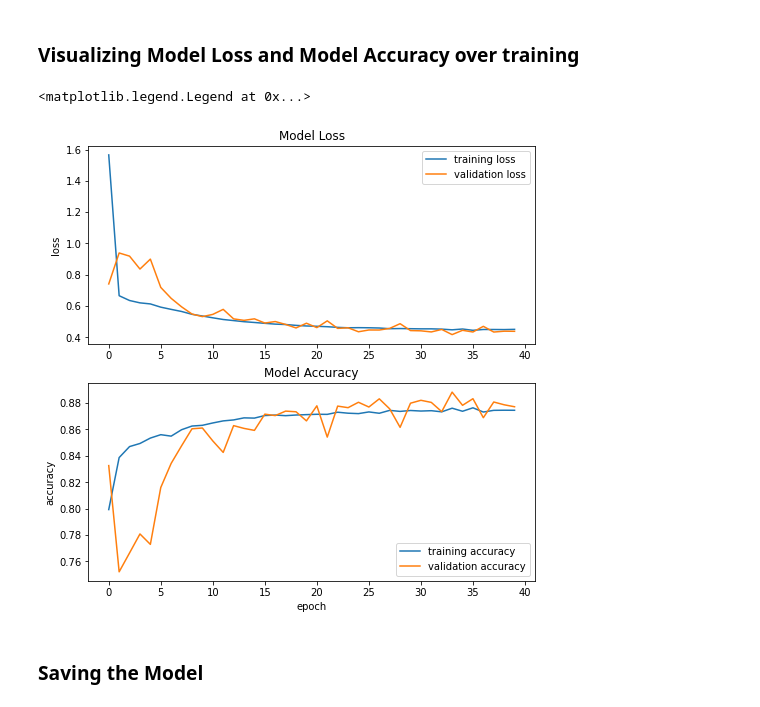
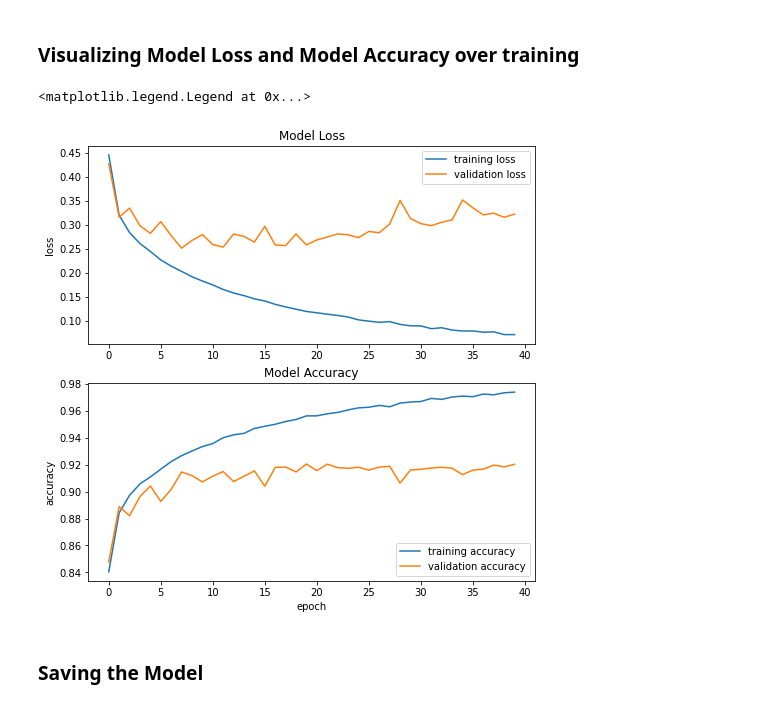
Before and after one commit to dvsh-n/Classifying-Fashion-MNIST, a Jupyter notebook: CNN Implementation/CNN-FashionMNIST.ipynb, the cells around one changed output. Drawn from its saved outputs; the diff is of its cells as text; code cells hidden in the pictures.

```diff
--- a/CNN Implementation/CNN-FashionMNIST.ipynb
+++ b/CNN Implementation/CNN-FashionMNIST.ipynb
@@ -50,14 +50,14 @@ new_test_X = test_X.map(normalize)
 new_train_y = train_y.map(one_hot_matrix)
 new_test_y = test_y.map(one_hot_matrix)
 
-train_datset = tf.data.Dataset.zip((new_train_X, new_train_y)).batch(64).prefetch(6)
-test_datset = tf.data.Dataset.zip((new_test_X, new_test_y)).batch(64).prefetch(6)
+train_datset = tf.data.Dataset.zip((new_train_X, new_train_y)).batch(32).prefetch(6)
+test_datset = tf.data.Dataset.zip((new_test_X, new_test_y)).batch(32).prefetch(6)
 # %% [markdown]
 <h3>Conv Block</h3>
 # %%
 def ConvBlock(prev, filter_size, num_filters, drop = True, padding = 'valid', pool = True):
 
-  X = Conv2D(num_filters, kernel_size = (filter_size,filter_size), strides = (1,1), use_bias = True, padding = padding, kernel_initializer = 'glorot_normal', kernel_regularizer = 'l2')(prev)
+  X = Conv2D(num_filters, kernel_size = (filter_size,filter_size), strides = (1,1), use_bias = True, padding = padding, kernel_initializer = 'glorot_normal')(prev)
 
   X = LeakyReLU()(X)
 
@@ -67,7 +67,7 @@ def ConvBlock(prev, filter_size, num_filters, drop = True, padding = 'valid', po
     X = MaxPool2D(pool_size= (2,2), strides = (2,2))(X)
 
   if drop == True:
-    X = Dropout(0.2)(X)
+    X = Dropout(0.1)(X)
 
   return X
 # %% [markdown]
@@ -145,30 +145,30 @@ Epoch 40/40
 # %% [markdown]
 <h3>Visualizing Model Loss and Model Accuracy over training</h3>
 # %%
-import pandas as pd
+# import pandas as pd
 
-history = pd.DataFrame(history.history)
+# history = pd.DataFrame(history.history)
 
-history.rename(columns = {'loss':'training loss', 'val_loss':'validation loss', 'accuracy':'training accuracy', 'val_accuracy': 'validation accuracy'}, inplace=True)
+# history.rename(columns = {'loss':'training loss', 'val_loss':'validation loss', 'accuracy':'training accuracy', 'val_accuracy': 'validation accuracy'}, inplace=True)
 
 plt.figure(figsize=(8,8))
 plt.subplot(2,1,1)
 plt.plot(history['training loss'], label = 'training loss')
 plt.plot(history['validation loss'], label = 'validation loss')
 plt.title('Model Loss')
 plt.ylabel('loss')
 plt.legend(loc = 'upper right')
 
 plt.subplot(2,1,2)
 plt.plot(history['training accuracy'], label = 'training accuracy')
 plt.plot(history['validation accuracy'], label = 'validation accuracy')
 plt.title('Model Accuracy')
 plt.xlabel('epoch')
 plt.ylabel('accuracy')
 plt.legend(loc = 'lower right')
 # %% [output]
 <matplotlib.legend.Legend at 0x...>
-[figure, old version]
+[figure, new version]
 # %% [markdown]
 <h3>Saving the Model</h3>
 # %%
```
Also changed, not shown: parts of 4 cells of this notebook, 4 other files.
